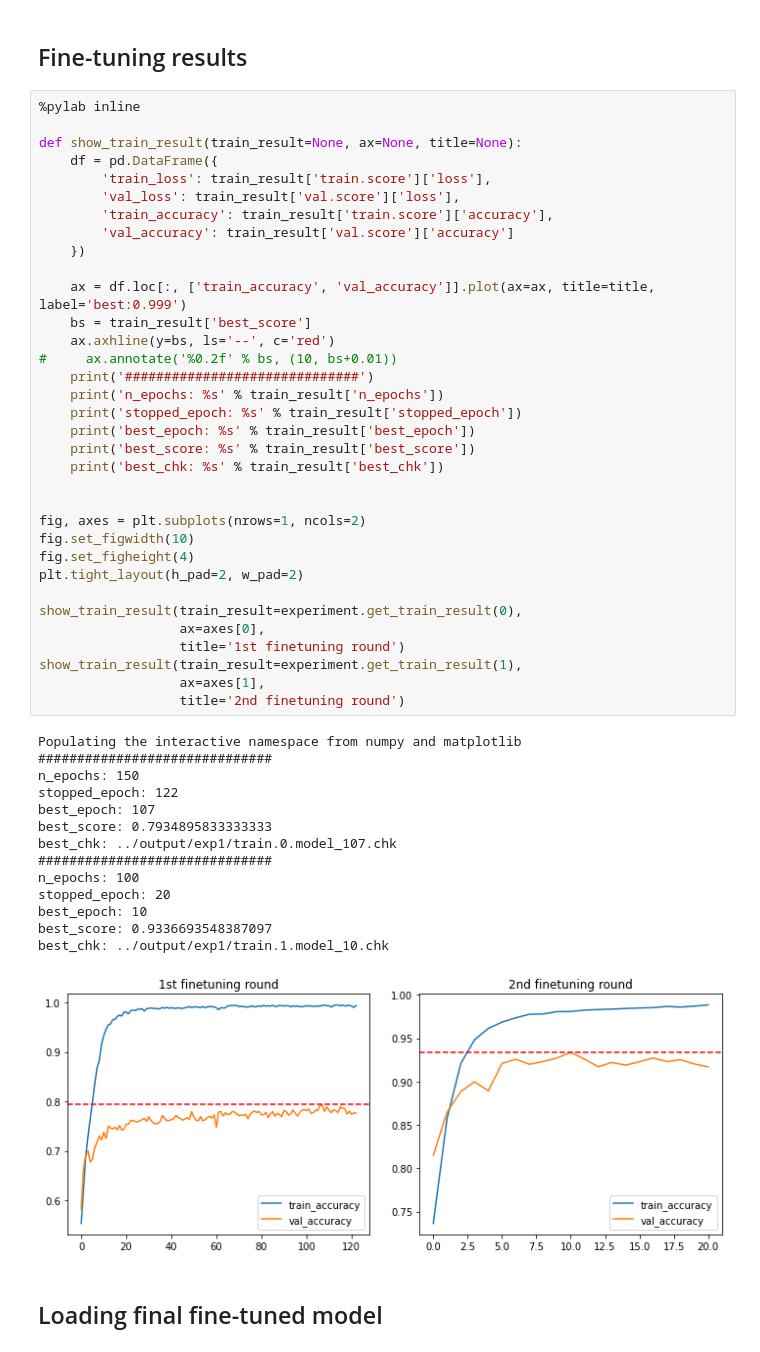
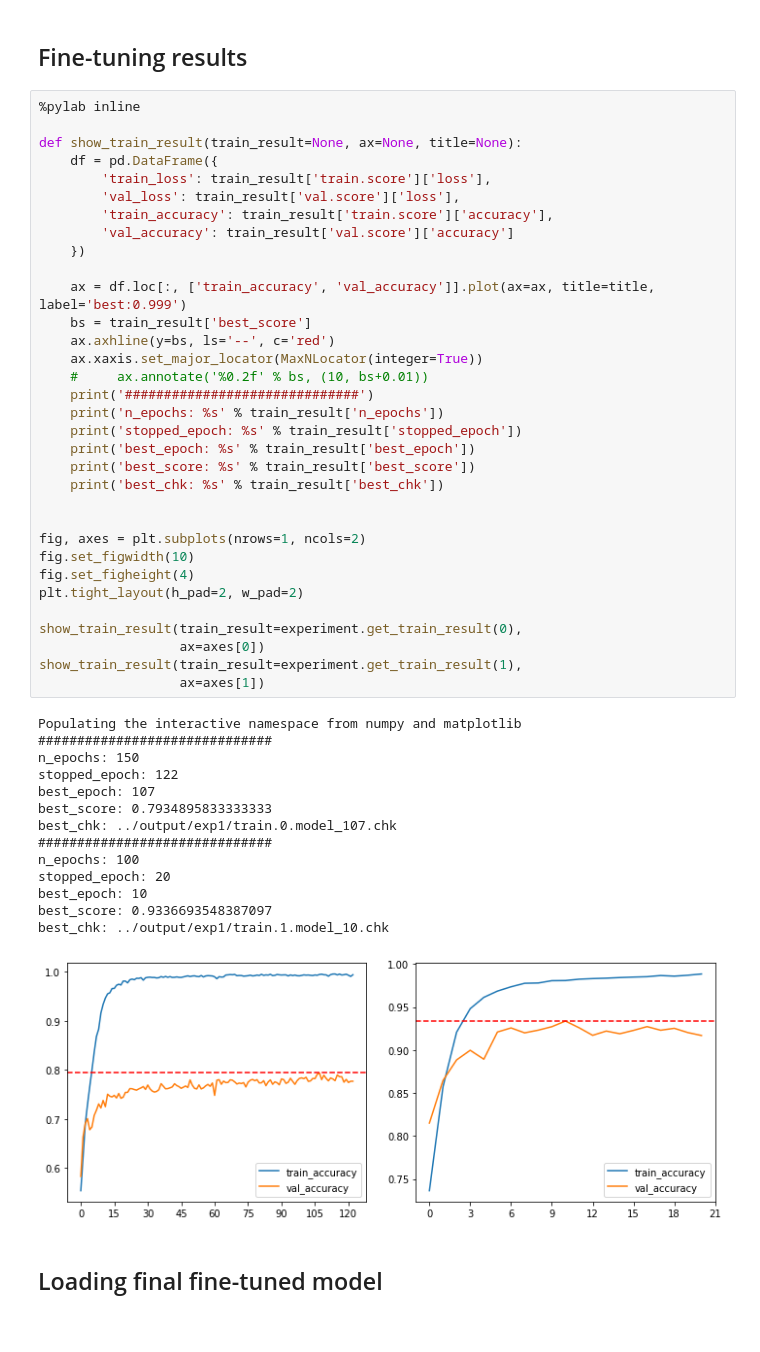
Before and after one commit to luseedbio/TCRBert, a Jupyter notebook: notebook/experiment.ipynb, the cells around one changed output. Cells and saved outputs as stored; diff of their text form.

```diff
--- a/notebook/exp1.ipynb
+++ b/notebook/experiment.ipynb
@@ -272,41 +250,40 @@ def show_train_result(train_result=None, ax=None, title=None):
     ax = df.loc[:, ['train_accuracy', 'val_accuracy']].plot(ax=ax, title=title, label='best:0.999')
     bs = train_result['best_score']
     ax.axhline(y=bs, ls='--', c='red')
-#     ax.annotate('%0.2f' % bs, (10, bs+0.01))
+    ax.xaxis.set_major_locator(MaxNLocator(integer=True))
+    #     ax.annotate('%0.2f' % bs, (10, bs+0.01))
     print('##############################')
     print('n_epochs: %s' % train_result['n_epochs'])
     print('stopped_epoch: %s' % train_result['stopped_epoch'])
     print('best_epoch: %s' % train_result['best_epoch'])
     print('best_score: %s' % train_result['best_score'])
     print('best_chk: %s' % train_result['best_chk'])
 
 
 fig, axes = plt.subplots(nrows=1, ncols=2)
 fig.set_figwidth(10)
 fig.set_figheight(4)
 plt.tight_layout(h_pad=2, w_pad=2)
 
 show_train_result(train_result=experiment.get_train_result(0),
-                  ax=axes[0],
-                  title='1st finetuning round')
+                  ax=axes[0])
 show_train_result(train_result=experiment.get_train_result(1),
-                  ax=axes[1],
-                  title='2nd finetuning round')
+                  ax=axes[1])
 # %% [output]
 Populating the interactive namespace from numpy and matplotlib
 ##############################
 n_epochs: 150
 stopped_epoch: 122
 best_epoch: 107
 best_score: 0.7934895833333333
 best_chk: ../output/exp1/train.0.model_107.chk
 ##############################
 n_epochs: 100
 stopped_epoch: 20
 best_epoch: 10
 best_score: 0.9336693548387097
 best_chk: ../output/exp1/train.1.model_10.chk
-[figure, old version]
+[figure, new version]
 # %% [markdown]
 ## Loading final fine-tuned model
 # %%
```
Also changed, not shown: parts of 44 cells of this notebook, 7 other files.
